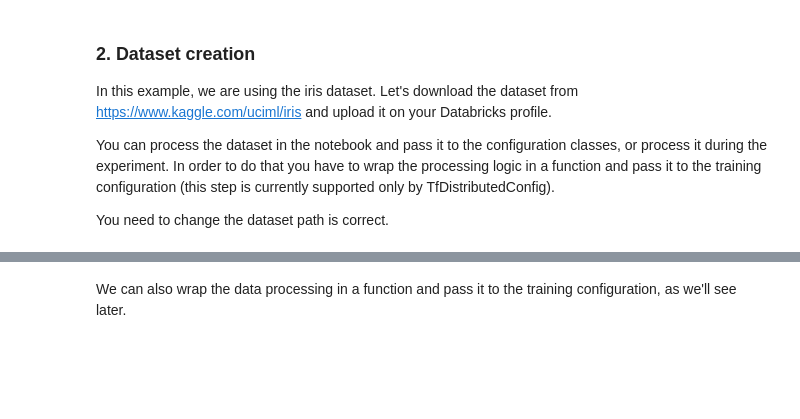
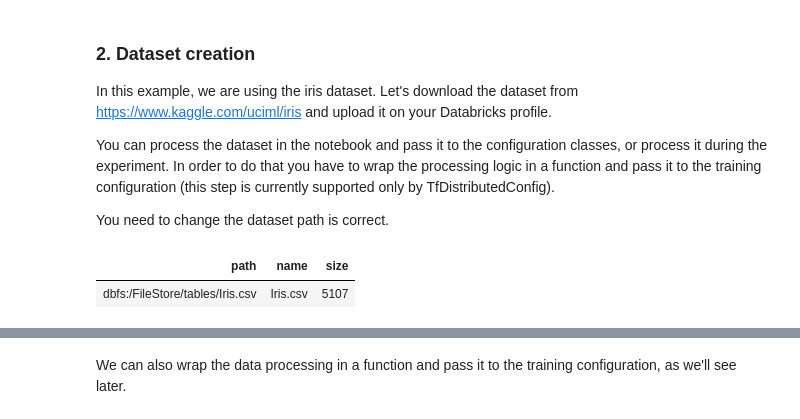
Before and after one commit to logicalclocks/maggy, a Jupyter notebook: examples/maggy-databricks-iris.ipynb, the cells around one changed output, grey strips where cells are left out. Saved outputs shown, nothing was run; the diff lists cells and outputs as text; code cells hidden in the pictures; blank space fills up the shorter version.

```diff
--- a/examples/maggy-databricks-iris.ipynb
+++ b/examples/maggy-databricks-iris.ipynb
@@ -54,5 +61,8 @@ In order to do that you have to wrap the processing logic in a function and pass
 
 You need to change the dataset path is correct.
 # %%
-display(dbutils.fs.ls("/FileStore/tables/iris_train-2.csv"))
+display(dbutils.fs.ls("/FileStore/tables/Iris.csv"))
+# %% [output]
+| path | name | size |
+| dbfs:/FileStore/tables/Iris.csv | Iris.csv | 5107 |
 # %%
```
Also changed, not shown: parts of 12 cells of this notebook, 2 other files.
